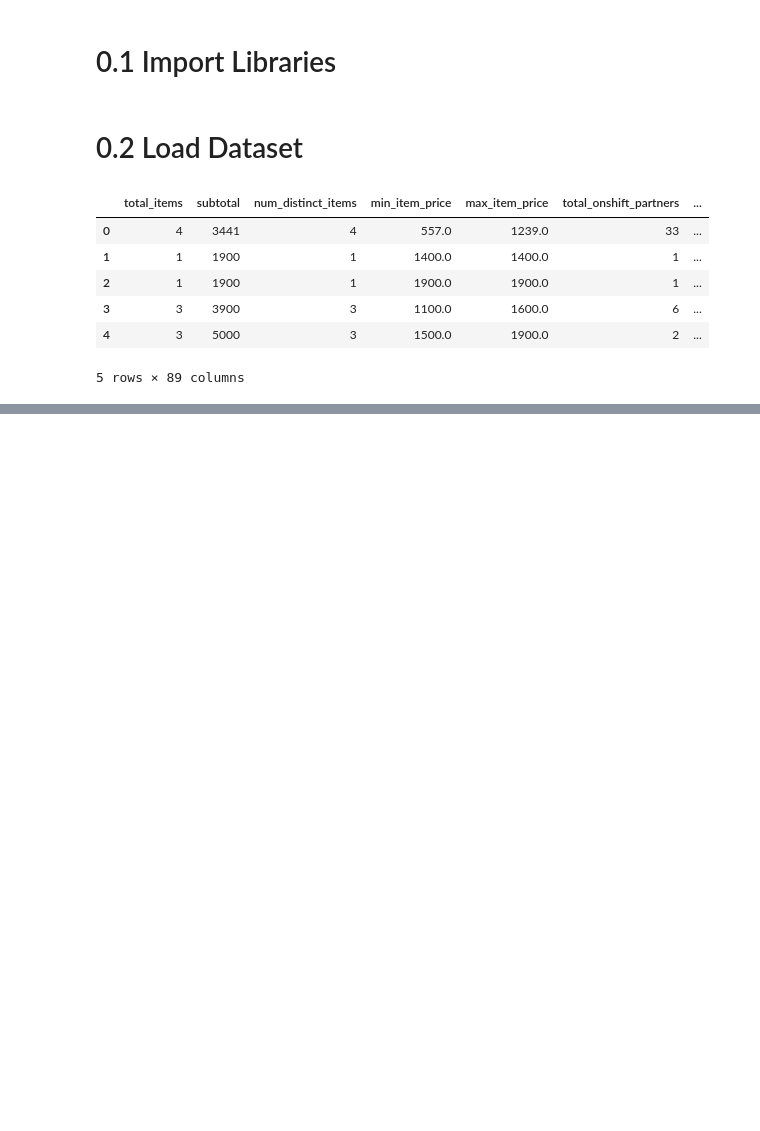
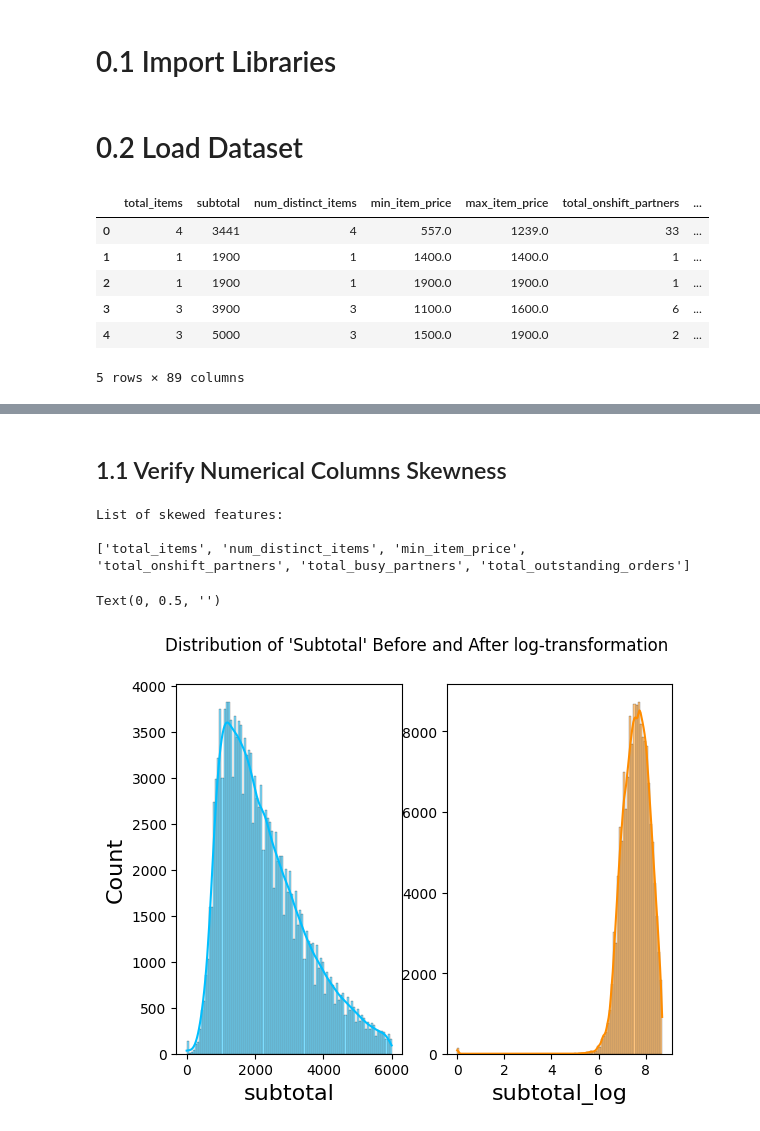
Before and after one commit to heyitzrizki/final-project-ds49-group3, a Jupyter notebook: modeling/Model_Development_no_outlier_all.ipynb, the cells around one changed output, grey strips where cells are left out. Drawn from its saved outputs; the diff is of its cells as text; code cells hidden in the pictures; blank space fills up the shorter version.

Commit message:
Created log data skewed, data splitting and standarization, modelling xgboost, decision tree regressor, huber regression, random forest regressor, lightgbm regressor

```diff
--- a/modeling/Model_Development_no_outlier_all.ipynb
+++ b/modeling/Model_Development_no_outlier_all.ipynb
@@ -20,0 +46,2 @@ df.head()
+# %% [markdown]
+## 1.1 Verify Numerical Columns Skewness
@@ -20,0 +61,69 @@ df.head()
+# %%
+continuous_features = [
+    'total_items', 'num_distinct_items',
+                      'min_item_price', 'max_item_price',
+                      'total_onshift_partners', 'total_busy_partners',
+                      'total_outstanding_orders'
+]
+
+df_skew_verify = df.loc[:, continuous_features]
+# %%
+skew_ft = []
+
+for i in continuous_features:
+    # list of skew for each corresponding feature
+    skew_ft.append(abs(df_skew_verify[i].skew()))
+
+df_skewed = pd.DataFrame(
+    {
+        "Columns": continuous_features,
+        "Abs_Skew": skew_ft
+    }
+)
+
+sk_features = df_skewed[df_skewed["Abs_Skew"] > 0.5]["Columns"].tolist()
+print("List of skewed features:\n")
+print(sk_features)
+# %% [output]
+List of skewed features:
+
+['total_items', 'num_distinct_items', 'min_item_price', 'total_onshift_partners', 'total_busy_partners', 'total_outstanding_orders']
+# %%
+# loop over i (features) to calculate Log of surfaces
+for i in sk_features:
+
+    df[i] = np.log((df[i]) + 1)
+# %%
+# Log transformation of the target variable "subtotal"
+df["subtotal_log"] = np.log1p(df["subtotal"])
+
+# Plot the distribution before and after transformation
+fig, axes = plt.subplots(1, 2)
+fig.suptitle("Distribution of 'Subtotal' Before and After log-transformation")
+fontsize = 16
+
+# before log transformation
+p = sns.histplot(
+    ax=axes[0],
+    x=df["subtotal"],
+    kde=True,
+    bins=100,
+    color="deepskyblue"
+)
+p.set_xlabel("subtotal", fontsize=fontsize)
+p.set_ylabel("Count", fontsize=fontsize)
+
+# after log transformation
+q = sns.histplot(
+    ax=axes[1],
+    x=df["subtotal_log"],
+    kde=True,
+    bins=100,
+    color="darkorange"
+)
+
+q.set_xlabel("subtotal_log", fontsize=fontsize)
+q.set_ylabel("", fontsize=fontsize)
+# %% [output]
+Text(0, 0.5, '')
+[figure, added]
```
Also changed, not shown: parts of 56 cells of this notebook.
